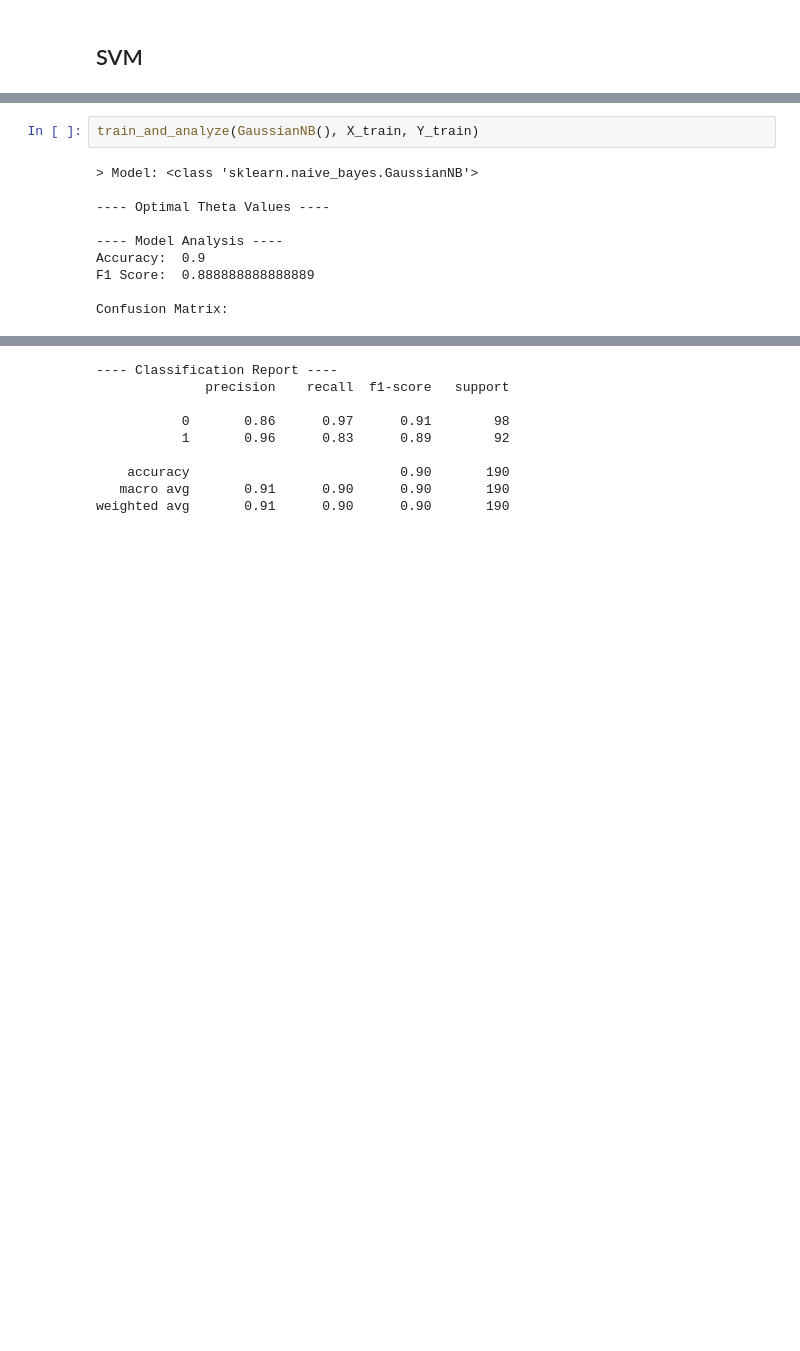
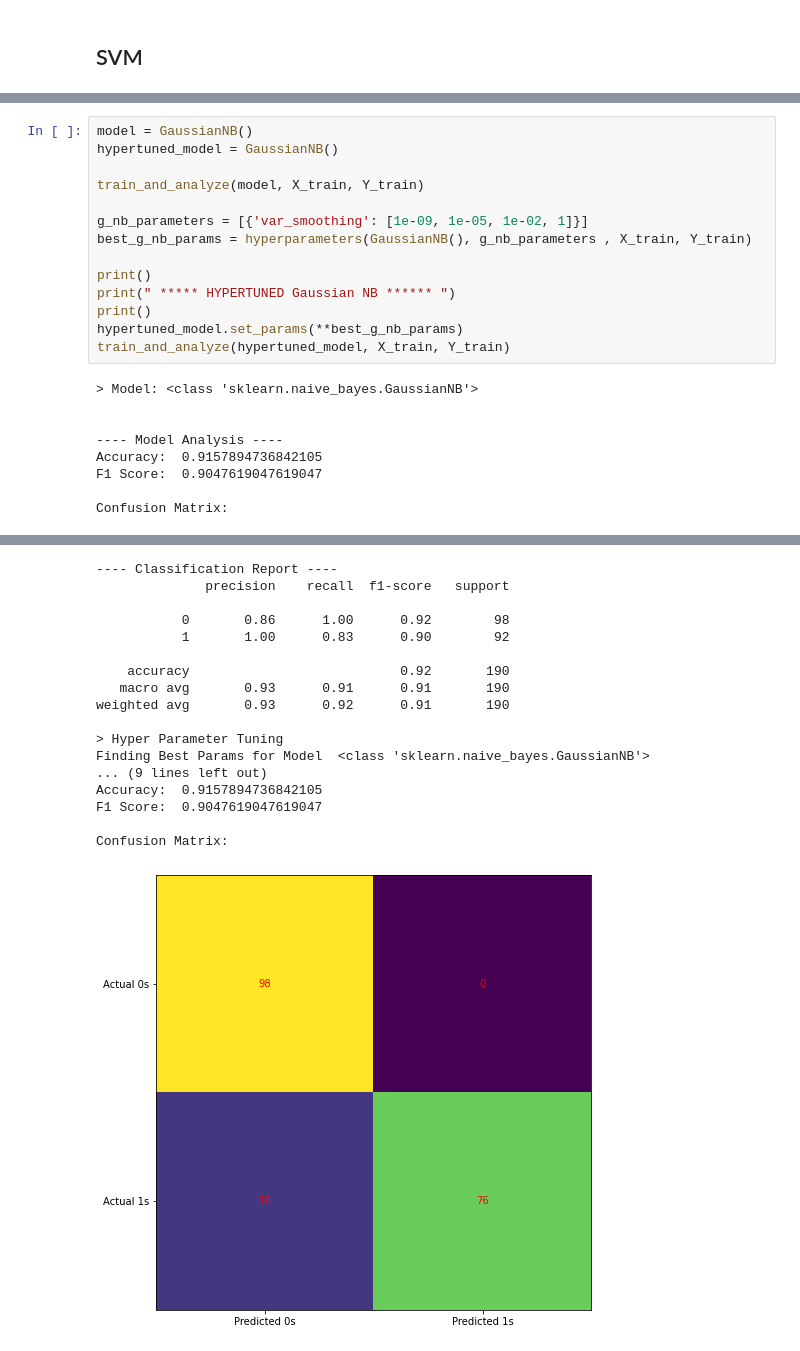
Before and after one commit to VascoRegal/creditcard-fraud-detection, a Jupyter notebook: main.ipynb, the cells around one changed output, grey strips where cells are left out. Saved outputs shown, nothing was run; the diff lists cells and outputs as text; blank space fills up the shorter version.

```diff
--- a/main.ipynb
+++ b/main.ipynb
@@ -503,22 +572,42 @@ weighted avg       0.92      0.92      0.92       190
 # %%
-train_and_analyze(GaussianNB(), X_train, Y_train)
+model = GaussianNB()
+hypertuned_model = GaussianNB()
+
+train_and_analyze(model, X_train, Y_train)
+
+g_nb_parameters = [{'var_smoothing': [1e-09, 1e-05, 1e-02, 1]}]
+best_g_nb_params = hyperparameters(GaussianNB(), g_nb_parameters , X_train, Y_train)
+
+print()
+print(" ***** HYPERTUNED Gaussian NB ****** ")
+print()
+hypertuned_model.set_params(**best_g_nb_params)
+train_and_analyze(hypertuned_model, X_train, Y_train)
 # %% [output]
 > Model: <class 'sklearn.naive_bayes.GaussianNB'>
 
----- Optimal Theta Values ----
 
 ---- Model Analysis ----
-Accuracy:  0.9
-F1 Score:  0.888888888888889
+Accuracy:  0.9157894736842105
+F1 Score:  0.9047619047619047
 
 Confusion Matrix:
 [figure]
 ---- Classification Report ----
               precision    recall  f1-score   support
 
-           0       0.86      0.97      0.91        98
-           1       0.96      0.83      0.89        92
+           0       0.86      1.00      0.92        98
+           1       1.00      0.83      0.90        92
 
-    accuracy                           0.90       190
-   macro avg       0.91      0.90      0.90       190
-weighted avg       0.91      0.90      0.90       190
+    accuracy                           0.92       190
+   macro avg       0.93      0.91      0.91       190
+weighted avg       0.93      0.92      0.91       190
+
+> Hyper Parameter Tuning
+Finding Best Params for Model  <class 'sklearn.naive_bayes.GaussianNB'>
+... (9 lines left out)
+Accuracy:  0.9157894736842105
+F1 Score:  0.9047619047619047
+
+Confusion Matrix:
+[figure, added]
```
Also changed, not shown: parts of 18 cells of this notebook.
